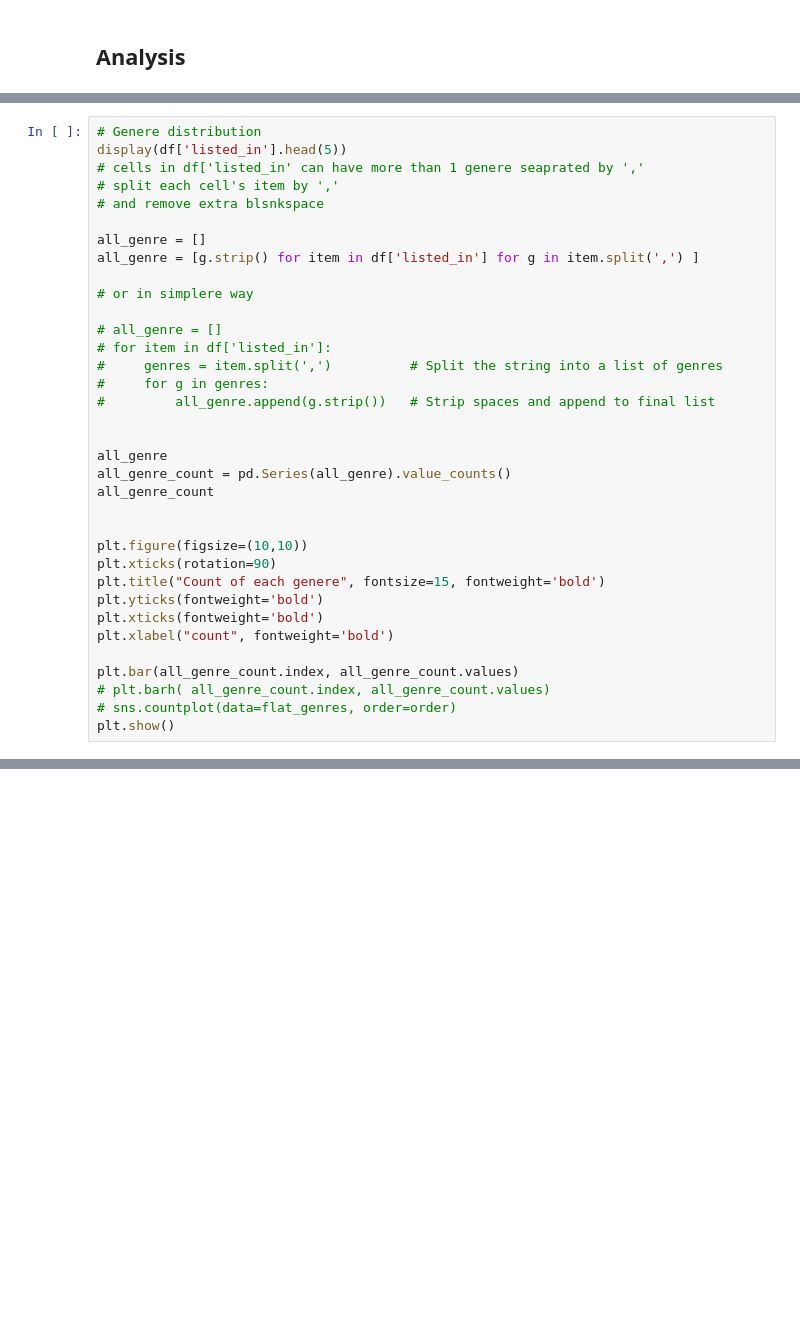
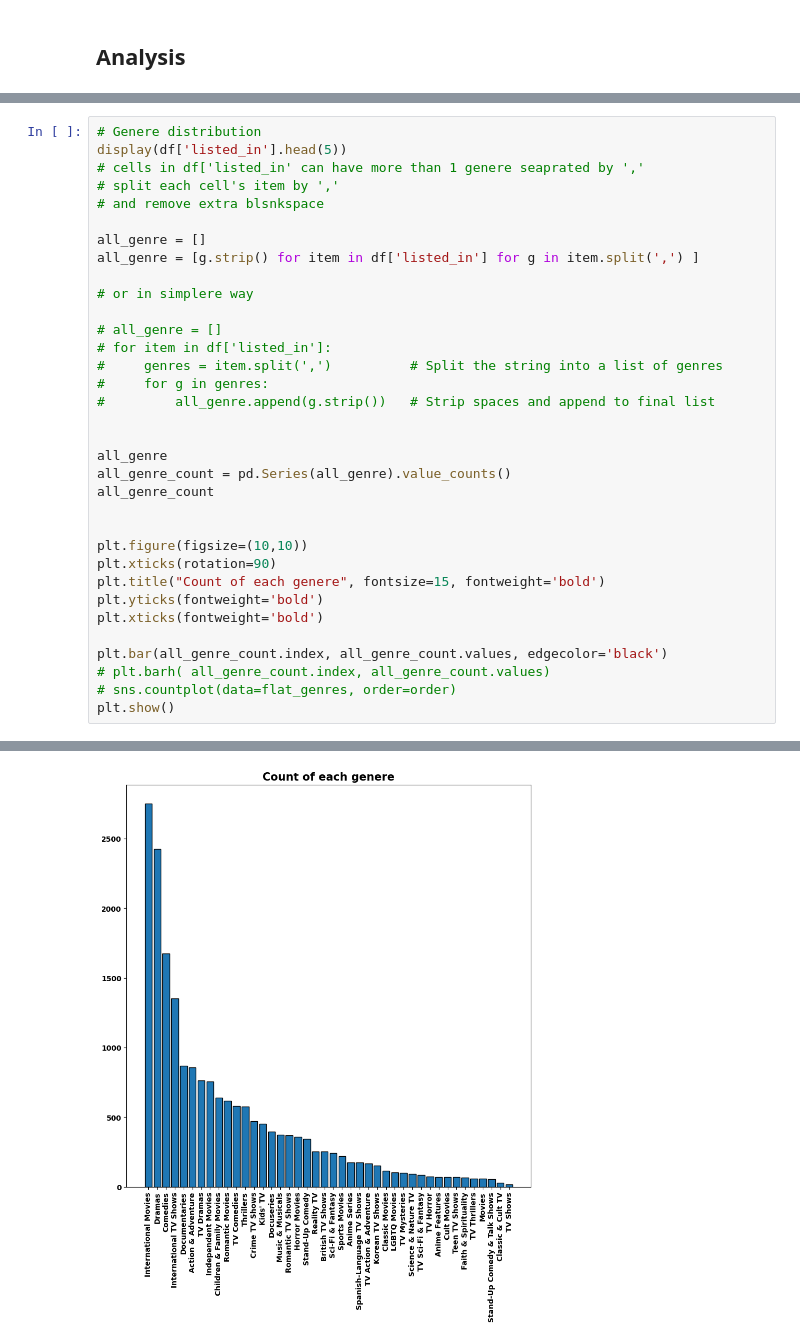
Before and after one commit to nikhilgusain/Netflix-ratings-analysis, a Jupyter notebook: analysis.ipynb, the cells around one changed output, grey strips where cells are left out. Drawn from its saved outputs; the diff is of its cells as text; blank space fills up the shorter version.

```diff
--- a/analysis.ipynb
+++ b/analysis.ipynb
@@ -231,9 +283,9 @@ plt.xticks(rotation=90)
 plt.title("Count of each genere", fontsize=15, fontweight='bold')
 plt.yticks(fontweight='bold')
 plt.xticks(fontweight='bold')
-plt.xlabel("count", fontweight='bold')
 
-plt.bar(all_genre_count.index, all_genre_count.values)
+plt.bar(all_genre_count.index, all_genre_count.values, edgecolor='black')
 # plt.barh( all_genre_count.index, all_genre_count.values)
 # sns.countplot(data=flat_genres, order=order)
 plt.show()
+# %% [output]
@@ -240,3 +298,4 @@ plt.show()
+[figure, added]
 # %%
 # Ratings Distribution
 
```
Also changed, not shown: parts of 16 cells of this notebook.
